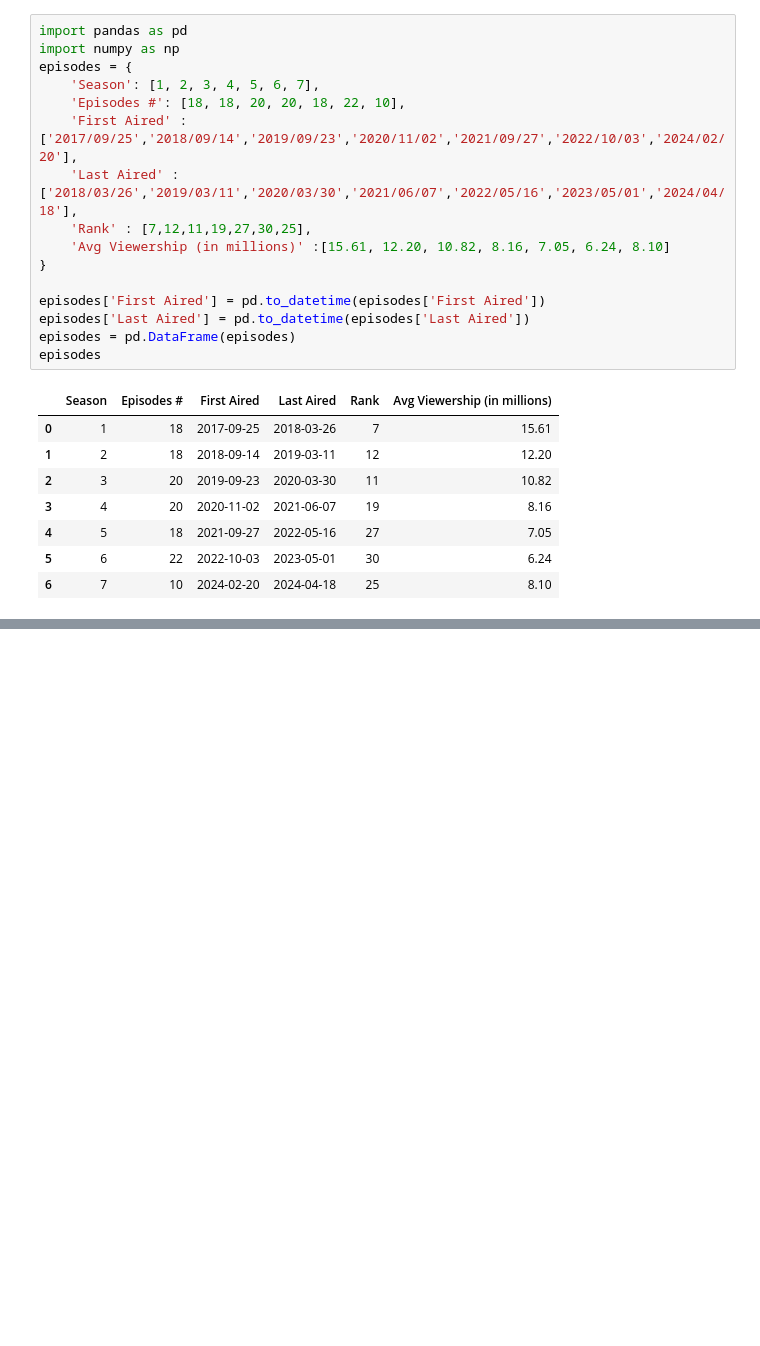
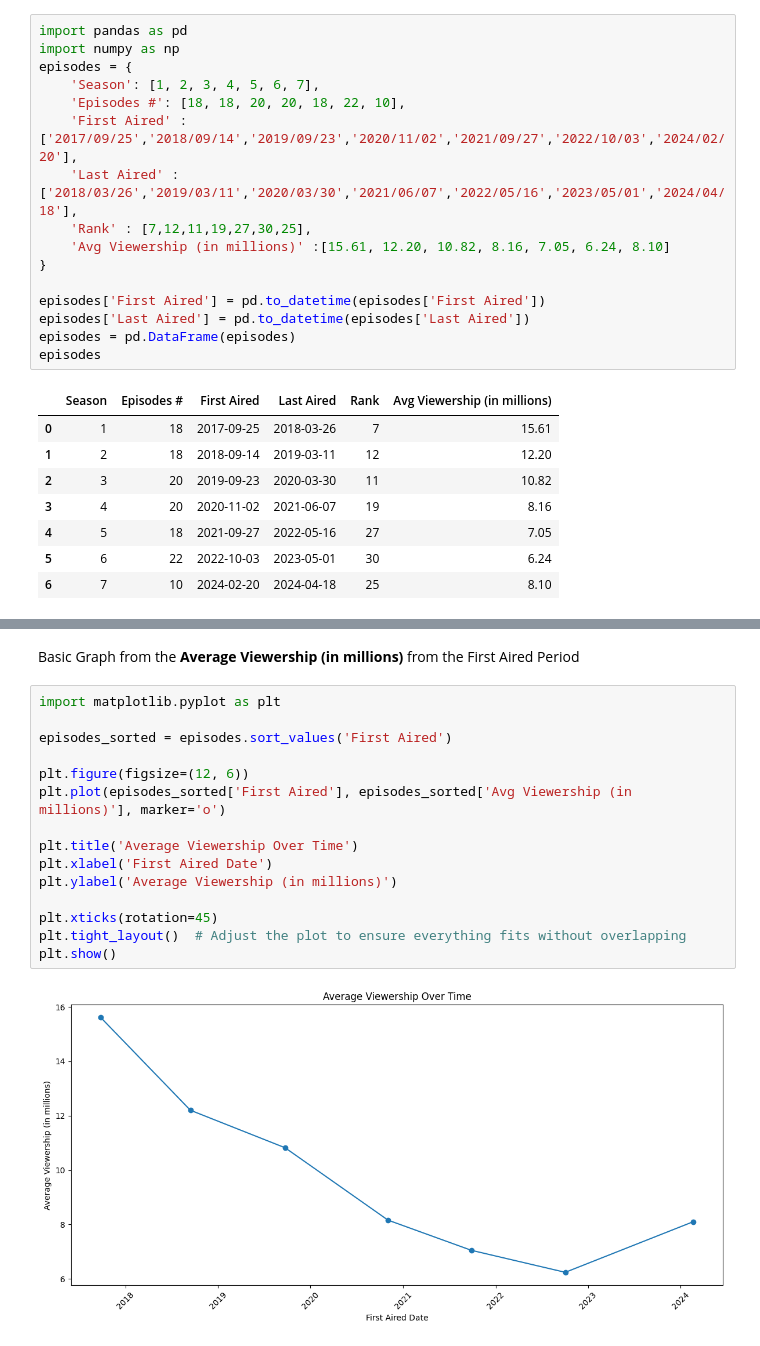
Before and after one commit to theabandonedpluto/RR_8, a Jupyter notebook: theGoodDoctor.ipynb, the cells around one changed output, grey strips where cells are left out. Cells and saved outputs as stored; diff of their text form; blank space fills up the shorter version.

```diff
--- a/theGoodDoctor.ipynb
+++ b/theGoodDoctor.ipynb
@@ -45,0 +62,19 @@ episodes
+# %% [markdown]
+Basic Graph from the <b>Average Viewership (in millions)</b> from the First Aired Period
+# %%
+import matplotlib.pyplot as plt
+
+episodes_sorted = episodes.sort_values('First Aired')
+
+plt.figure(figsize=(12, 6))
+plt.plot(episodes_sorted['First Aired'], episodes_sorted['Avg Viewership (in millions)'], marker='o')
+
+plt.title('Average Viewership Over Time')
+plt.xlabel('First Aired Date')
+plt.ylabel('Average Viewership (in millions)')
+
+plt.xticks(rotation=45)
+plt.tight_layout()  # Adjust the plot to ensure everything fits without overlapping
+plt.show()
+# %% [output]
+[figure, added]
```
Also changed, not shown: parts of 5 cells of this notebook, 1 other file.
